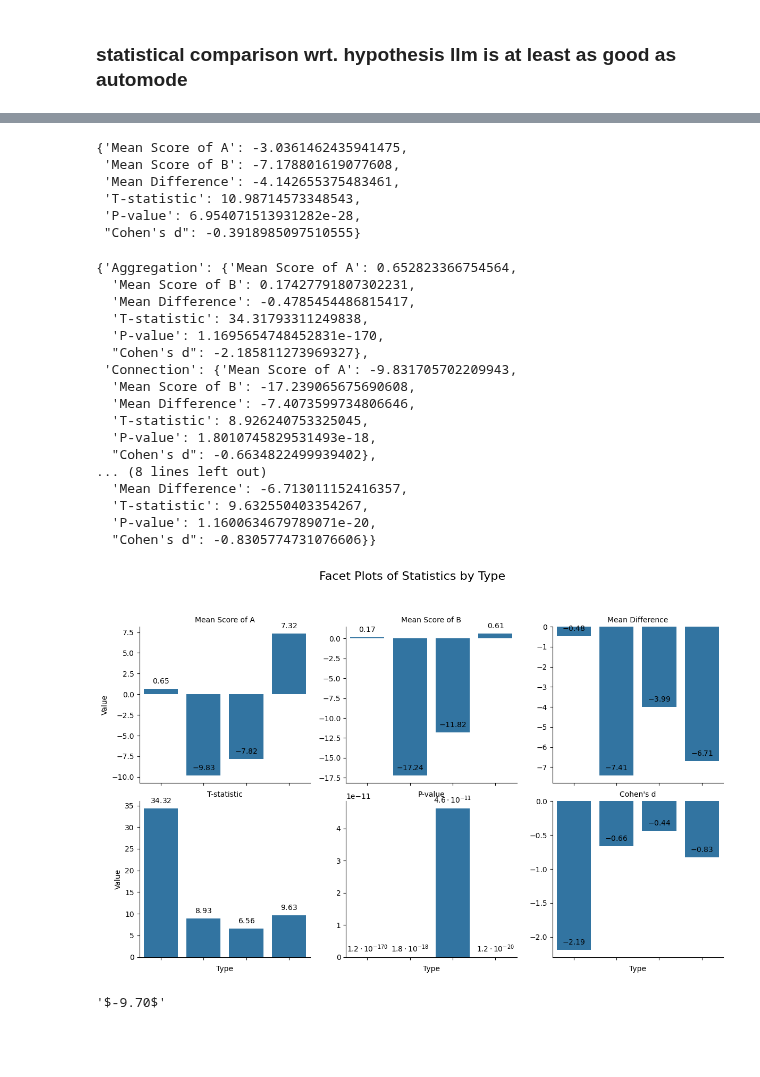
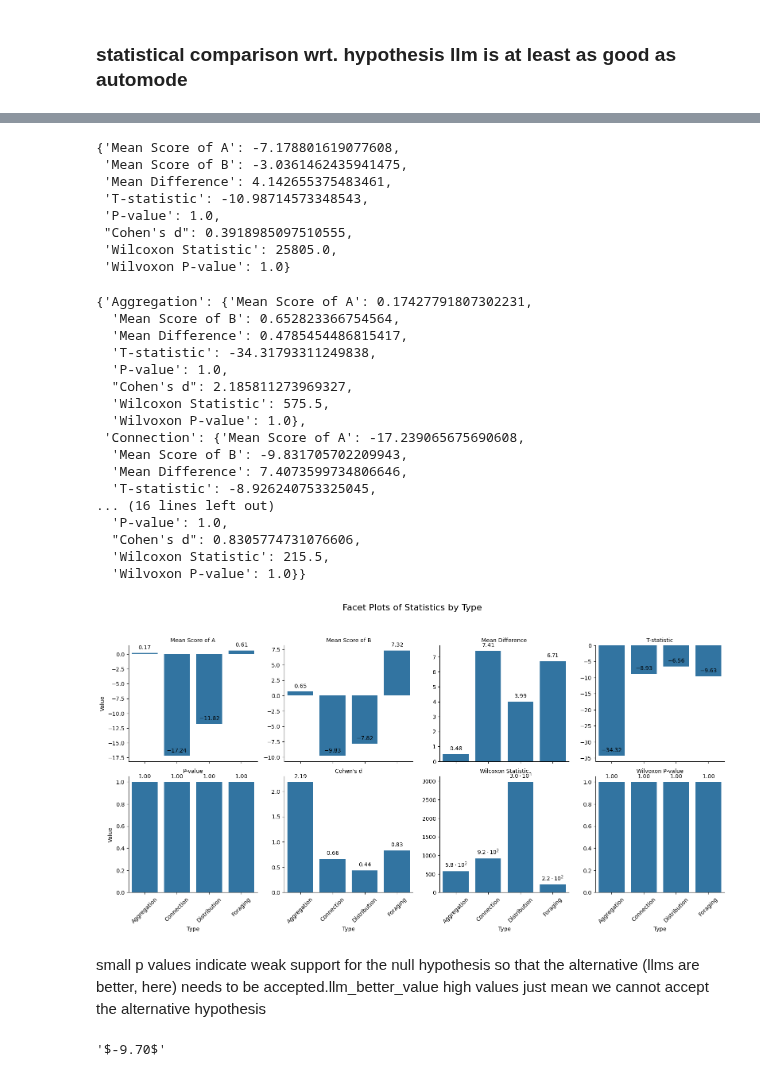
Before and after one commit to julianjandeleit/thesis_llm_collective_behavior_generation, a Jupyter notebook: analysis_notebooks/llm_comparative_analysis.ipynb, the cells around one changed output, grey strips where cells are left out. Drawn from its saved outputs; the diff is of its cells as text; code cells hidden in the pictures; blank space fills up the shorter version.

Commit message:
add wilcoxon test

```diff
--- a/analysis_notebooks/llm_comparative_analysis.ipynb
+++ b/analysis_notebooks/llm_comparative_analysis.ipynb
@@ -295,6 +295,10 @@ def compare_methods(df, method_col, score_col, method_A, method_B):
     # Perform t-test
     t_stat, p_value = stats.ttest_ind(scores_A, scores_B, alternative='greater') # greater less or two-sided
 
+    # null hypothesis: method A is at most as good as method B
+    # alternative hypothesis: method A is better than method B
+    stat, pval = stats.wilcoxon(scores_A, scores_B, alternative="greater") # greater d=x-y is stochastically > than distribution symmetric to zero
+
     # Prepare results
     results = {
         'Mean Score of A': mean_A.item(),
@@ -302,7 +306,9 @@ def compare_methods(df, method_col, score_col, method_A, method_B):
         'Mean Difference': (mean_B - mean_A).item(),
         'T-statistic': t_stat.item(),
         'P-value': p_value.item(),
-        'Cohen\'s d': cohens_d.item()
+        'Cohen\'s d': cohens_d.item(),
+        'Wilcoxon Statistic': stat.item(),
+        'Wilvoxon P-value': pval.item()
     }
 
     return results
@@ -345,12 +353,14 @@ convert_to_comparison_df(df)
 # %%
 compare_methods(convert_to_comparison_df(df), 'Method', 'Score', 'A', 'B')
 # %% [output]
-{'Mean Score of A': -3.0361462435941475,
- 'Mean Score of B': -7.178801619077608,
- 'Mean Difference': -4.142655375483461,
- 'T-statistic': 10.98714573348543,
- 'P-value': 6.954071513931282e-28,
- "Cohen's d": -0.3918985097510555}
+{'Mean Score of A': -7.178801619077608,
+ 'Mean Score of B': -3.0361462435941475,
+ 'Mean Difference': 4.142655375483461,
+ 'T-statistic': -10.98714573348543,
+ 'P-value': 1.0,
+ "Cohen's d": 0.3918985097510555,
+ 'Wilcoxon Statistic': 25805.0,
+ 'Wilvoxon P-value': 1.0}
 # %%
 def apply_comparison(group):
         comparison_df = convert_to_comparison_df(group)
@@ -361,27 +371,28 @@ res = df.groupby("type").apply(apply_comparison)
 results = {name: result for name, result in res.items()}
 results
 # %% [output]
-{'Aggregation': {'Mean Score of A': 0.652823366754564,
-  'Mean Score of B': 0.17427791807302231,
-  'Mean Difference': -0.4785454486815417,
-  'T-statistic': 34.31793311249838,
-  'P-value': 1.1695654748452831e-170,
-  "Cohen's d": -2.185811273969327},
- 'Connection': {'Mean Score of A': -9.831705702209943,
-  'Mean Score of B': -17.239065675690608,
-  'Mean Difference': -7.4073599734806646,
-  'T-statistic': 8.926240753325045,
-  'P-value': 1.8010745829531493e-18,
-  "Cohen's d": -0.6634822499939402},
-... (8 lines left out)
-  'Mean Difference': -6.713011152416357,
-  'T-statistic': 9.632550403354267,
-  'P-value': 1.1600634679789071e-20,
-  "Cohen's d": -0.8305774731076606}}
+{'Aggregation': {'Mean Score of A': 0.17427791807302231,
+  'Mean Score of B': 0.652823366754564,
+  'Mean Difference': 0.4785454486815417,
+  'T-statistic': -34.31793311249838,
+  'P-value': 1.0,
+  "Cohen's d": 2.185811273969327,
+  'Wilcoxon Statistic': 575.5,
+  'Wilvoxon P-value': 1.0},
+ 'Connection': {'Mean Score of A': -17.239065675690608,
+  'Mean Score of B': -9.831705702209943,
+  'Mean Difference': 7.4073599734806646,
+  'T-statistic': -8.926240753325045,
+... (16 lines left out)
+  'P-value': 1.0,
+  "Cohen's d": 0.8305774731076606,
+  'Wilcoxon Statistic': 215.5,
+  'Wilvoxon P-value': 1.0}}
 # %%
 import pandas as pd
 import seaborn as sns
 import matplotlib.pyplot as plt
+import numpy as np
 
 # Convert the dictionary to a DataFrame
 results_df = pd.DataFrame.from_dict({k: v for k, v in results.items()}, orient='index')
@@ -391,11 +402,11 @@ results_df.reset_index(inplace=True)
 results_df.rename(columns={'index': 'Type'}, inplace=True)
 
 # Melt the DataFrame for easier plotting
-melted_df = results_df.melt(id_vars='Type', value_vars=['Mean Score of A', 'Mean Score of B', 'Mean Difference', 'T-statistic', 'P-value', "Cohen's d"],
+melted_df = results_df.melt(id_vars='Type', value_vars=['Mean Score of A', 'Mean Score of B', 'Mean Difference', 'T-statistic', 'P-value', "Cohen's d", "Wilcoxon Statistic", 'Wilvoxon P-value'],
                              var_name='Statistic', value_name='Value')
 
 # Create a FacetGrid
-g = sns.FacetGrid(melted_df, col='Statistic', col_wrap=3, height=4, sharey=False)
+g = sns.FacetGrid(melted_df, col='Statistic', col_wrap=4, height=4, sharey=False)
 g.map(sns.barplot, 'Type', 'Value', order=results_df['Type'])
 
 # Function to annotate bars with their values in LaTeX-style exponential format
@@ -411,34 +422,43 @@ def format_exponential(number):
     if abs(exponent) <= 1:
         return r'${:.2f}$'.format(number)
     # Format the string in LaTeX style
     formatted_string = r'${:.1f} \cdot 10^{{{}}}$'.format(coefficient, exponent)
 
     return formatted_string
 
 def annotate_bars(ax):
     for p in ax.patches:
         height = p.get_height()
 
         ax.annotate(format_exponential(height),  # LaTeX-style formatting
                     (p.get_x() + p.get_width() / 2., height),
                     ha='center', va='bottom',
                     fontsize=10,
                     xytext=(0, 5),  # Offset text
                     textcoords='offset points')
 
 # Apply the annotation function to each facet
 for ax in g.axes.flatten():
     annotate_bars(ax)
 
 # Set x-tick labels and titles
 g.set_xticklabels(rotation=45)
 g.set_titles(col_template="{col_name}")
 g.set_axis_labels("Type", "Value")
 g.fig.suptitle('Facet Plots of Statistics by Type', fontsize=16)
 plt.subplots_adjust(top=0.85)  # Adjust title position
+
+# Ensure x-tick labels correspond to actual types
+for ax in g.axes.flatten():
+    ax.set_xticks(range(len(results_df['Type'])))
+    ax.set_xticklabels(results_df['Type'], rotation=45)
+
 plt.show()
 # %% [output]
-[figure, old version]
+[figure, new version]
+# %% [markdown]
+small p values indicate weak support for the null hypothesis so that the alternative (llms are better, here) needs to be accepted.llm_better_value
+high values just mean we cannot accept the alternative hypothesis
 # %%
 
 
```
Also changed, not shown: parts of 3 cells of this notebook.
